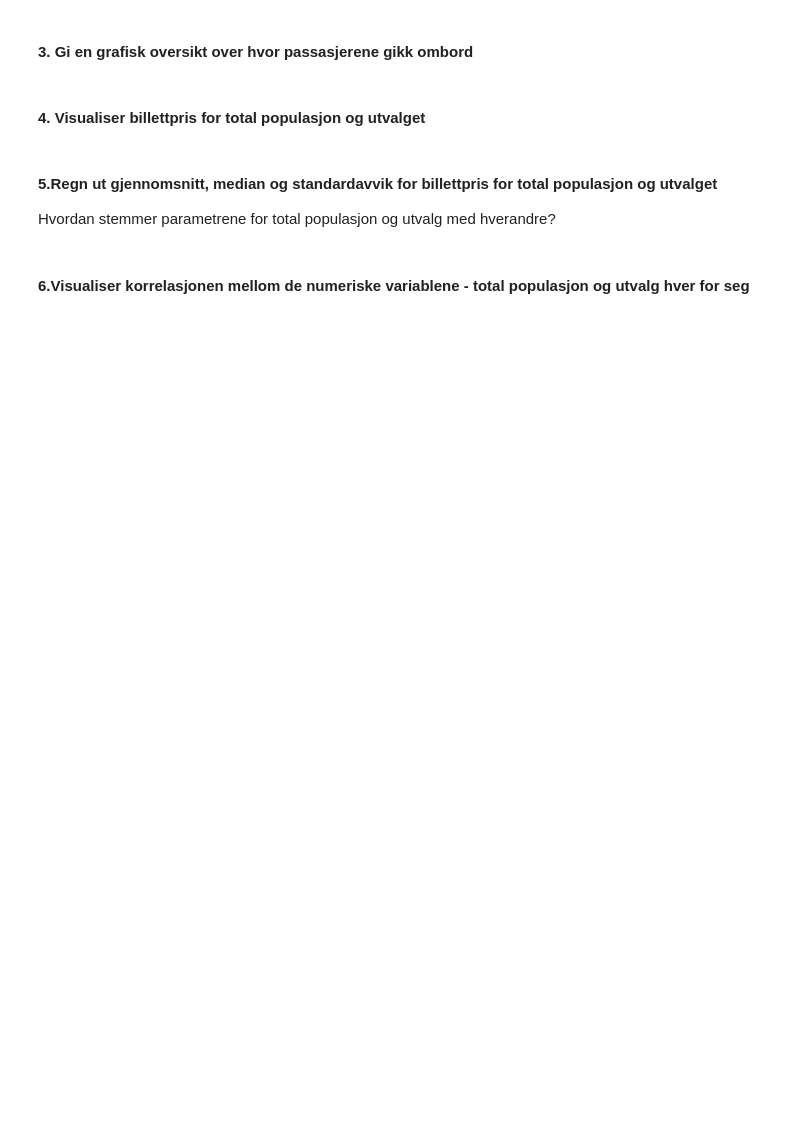
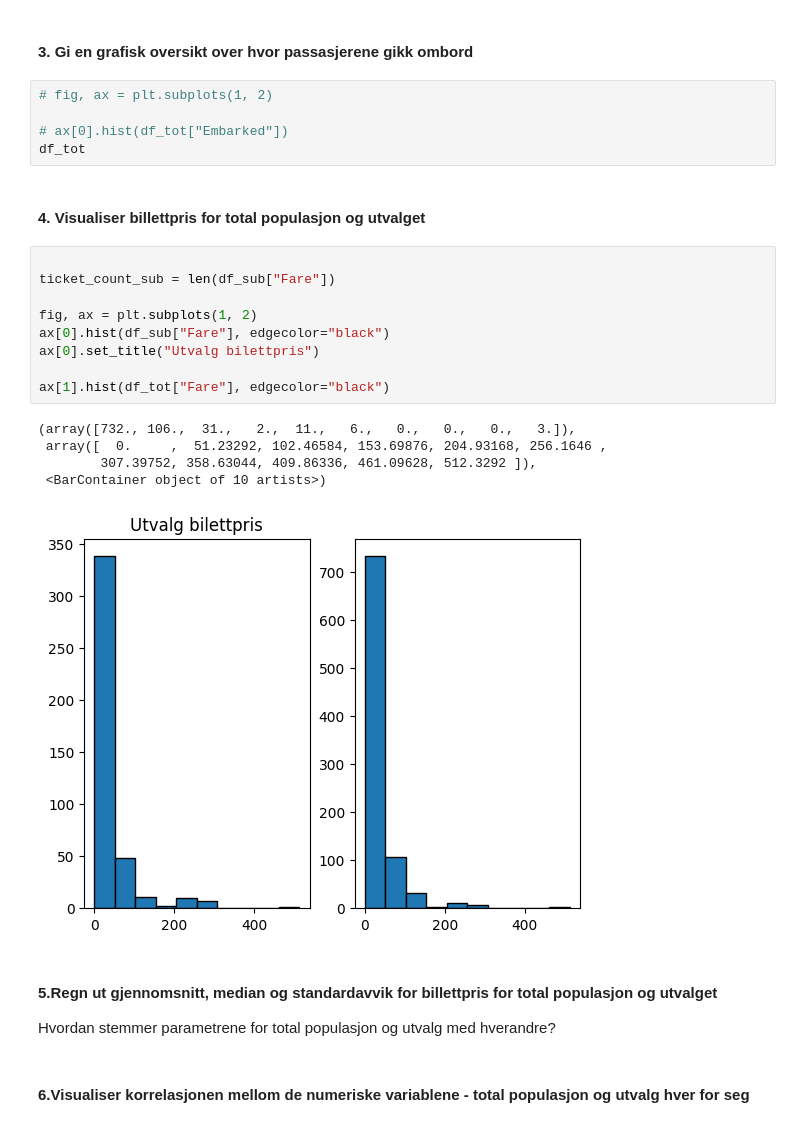
Before and after one commit to Bsingstad/DMBA2024, a Jupyter notebook: Forelesning160924/Lab/oppgave1.ipynb, the cells around one changed output. Cells and saved outputs as stored; diff of their text form; blank space fills up the shorter version.

```diff
--- a/Forelesning160924/Lab/oppgave1.ipynb
+++ b/Forelesning160924/Lab/oppgave1.ipynb
@@ -54,7 +69,27 @@ Test om fordelingene er normalfordelte
 # %% [markdown]
 #### 3. Gi en grafisk oversikt over hvor passasjerene gikk ombord
+# %%
+# fig, ax = plt.subplots(1, 2)
+
+# ax[0].hist(df_tot["Embarked"])
+df_tot
 # %% [markdown]
 #### 4. Visualiser billettpris for total populasjon og utvalget
+# %%
+
+ticket_count_sub = len(df_sub["Fare"])
+
+fig, ax = plt.subplots(1, 2)
+ax[0].hist(df_sub["Fare"], edgecolor="black")
+ax[0].set_title("Utvalg bilettpris")
+
+ax[1].hist(df_tot["Fare"], edgecolor="black")
+# %% [output]
+(array([732., 106.,  31.,   2.,  11.,   6.,   0.,   0.,   0.,   3.]),
+ array([  0.     ,  51.23292, 102.46584, 153.69876, 204.93168, 256.1646 ,
+        307.39752, 358.63044, 409.86336, 461.09628, 512.3292 ]),
+ <BarContainer object of 10 artists>)
+[figure, added]
 # %% [markdown]
 #### 5.Regn ut gjennomsnitt, median og standardavvik for billettpris for total populasjon og utvalget
 
```
Also changed, not shown: parts of 2 cells of this notebook.
